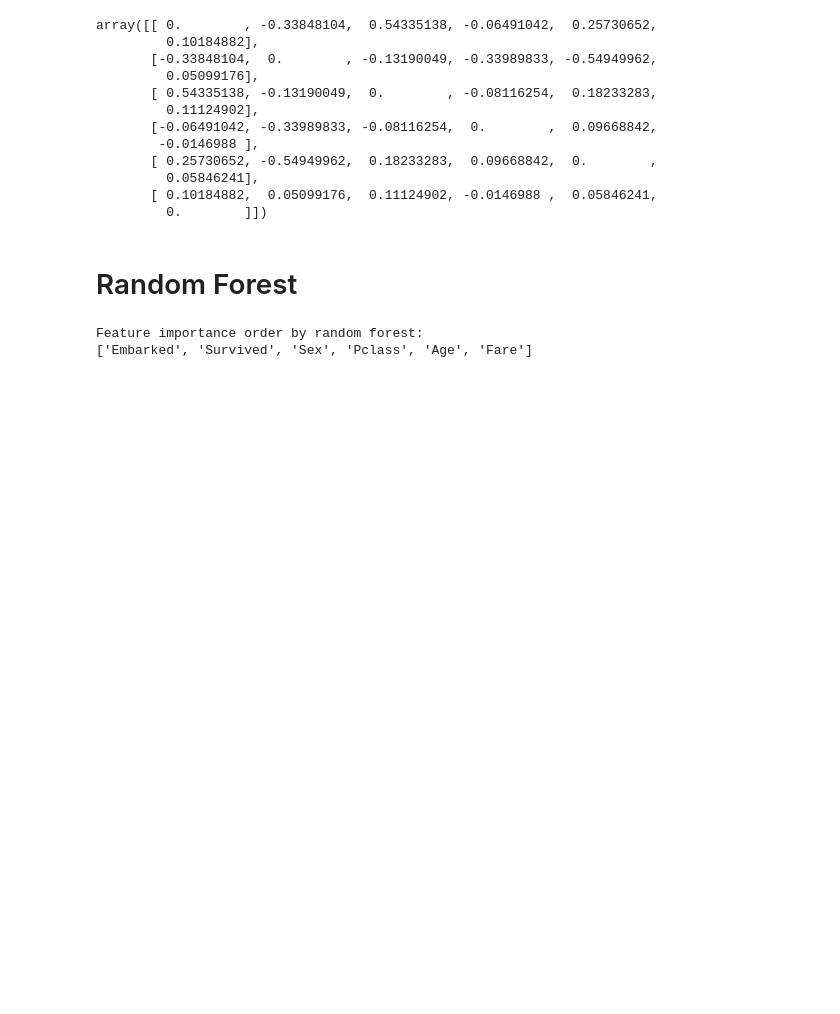
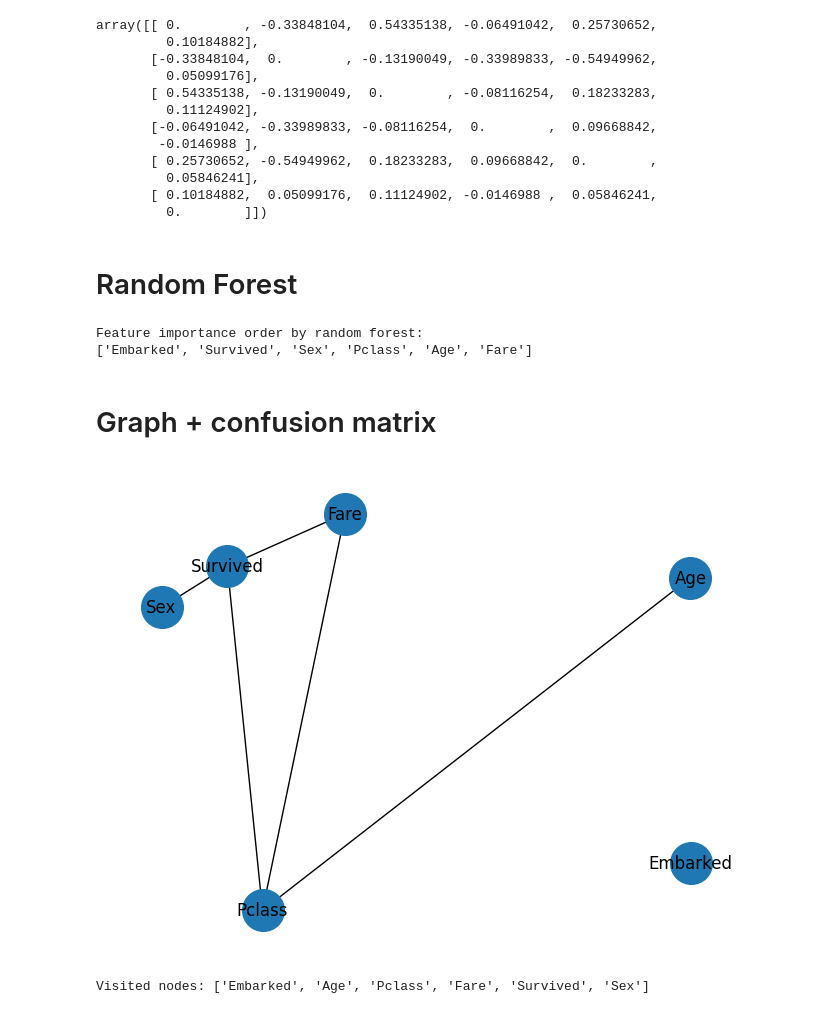
Before and after one commit to mikic202/correlation-synthetic-data, a Jupyter notebook: correlation_graph.ipynb, the cells around one changed output. Saved outputs shown, nothing was run; the diff lists cells and outputs as text; code cells hidden in the pictures; blank space fills up the shorter version.

```diff
--- a/correlation_graph.ipynb
+++ b/correlation_graph.ipynb
@@ -145,3 +145,33 @@ print(feature_importance_order)
 # %% [output]
 Feature importance order by random forest:
 ['Embarked', 'Survived', 'Sex', 'Pclass', 'Age', 'Fare']
+# %% [markdown]
+# Graph + confusion matrix
+# %%
+confusion_matrix = example_dataset.corr().to_numpy()
+np.fill_diagonal(confusion_matrix, 0.0)
+graph = generate_graph_form_adjecency_matrix(
+    confusion_matrix, mylabels=example_dataset.columns.tolist(), connection_cutoff=0.2
+)
+correlation_matrix_stats = list(reversed(generate_basic_order_ofcolumns(example_dataset.corr()).index.tolist()))
+start_of_search = correlation_matrix_stats.pop()
+visited_nodes = []
+while len(visited_nodes) != len(graph.nodes):
+    if start_of_search in visited_nodes:
+        start_of_search = correlation_matrix_stats.pop()
+        continue
+    visited_nodes.append(start_of_search)
+    if len(graph[start_of_search]) == 0:
+        start_of_search = correlation_matrix_stats.pop()
+        continue
+    not_visited = set(graph[start_of_search].keys()) - set(visited_nodes)
+
+    sorted_importance = sorted(list(not_visited), key=lambda x: abs(graph[start_of_search][x]["weight"]), reverse=True)
+    if not sorted_importance:
+        start_of_search = correlation_matrix_stats.pop()
+        continue
+    start_of_search = sorted_importance[0]
+print("Visited nodes:", visited_nodes)
+# %% [output]
+[figure, added]
+Visited nodes: ['Embarked', 'Age', 'Pclass', 'Fare', 'Survived', 'Sex']
```
Also changed, not shown: parts of 5 cells of this notebook.
